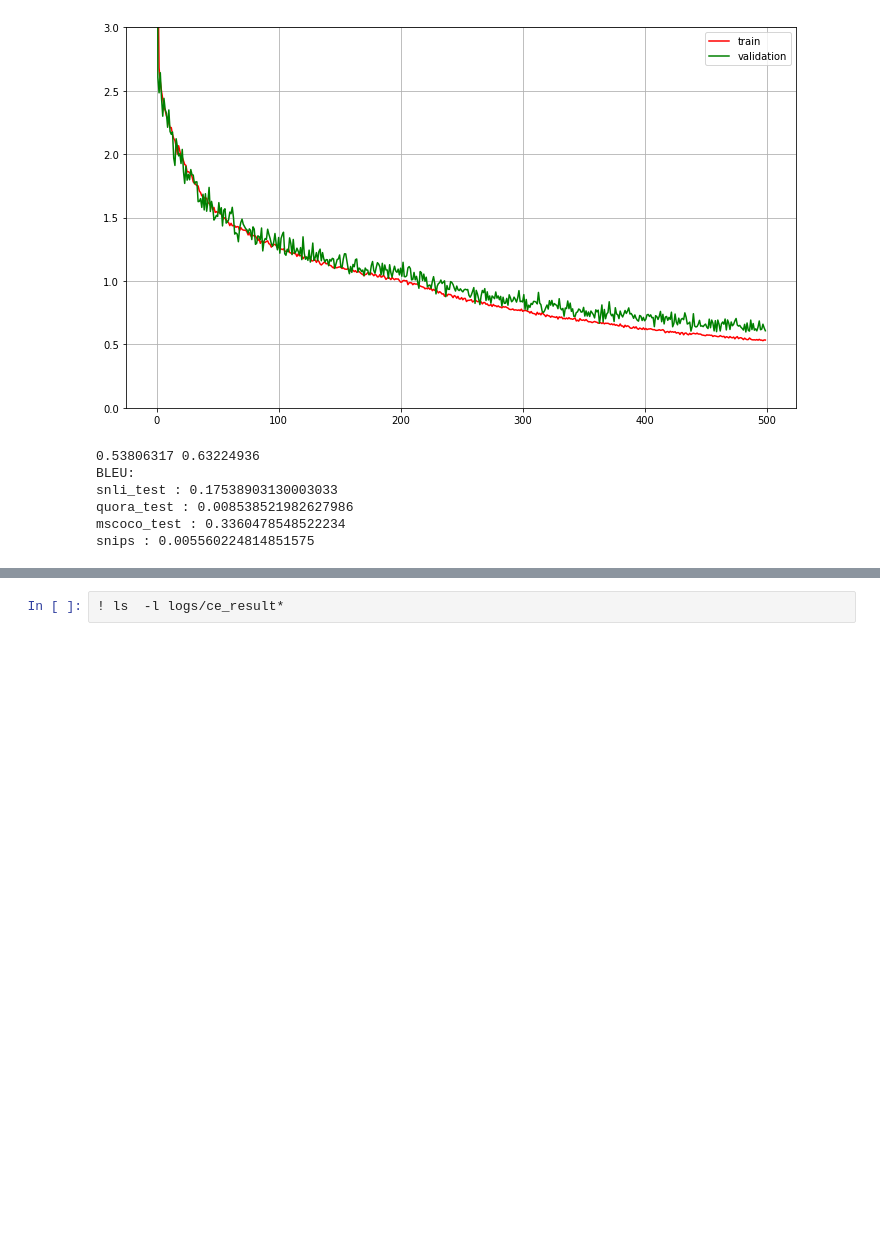
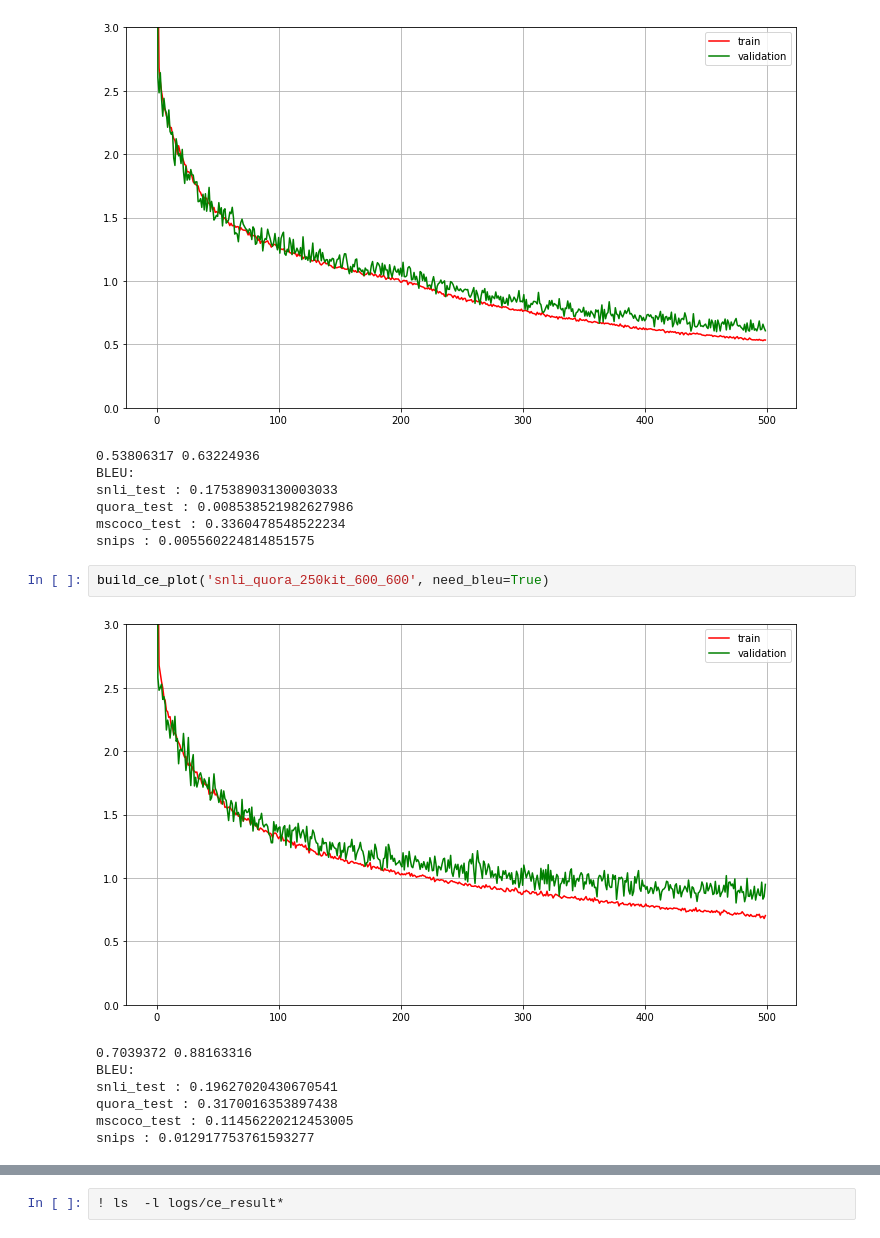
Before and after one commit to ale3otik/paraphrases-generator, a Jupyter notebook: plotter.ipynb, the cells around one changed output, grey strips where cells are left out. Drawn from its saved outputs; the diff is of its cells as text; blank space fills up the shorter version.

Commit message:
new plots

```diff
--- a/plotter.ipynb
+++ b/plotter.ipynb
@@ -225,3 +225,13 @@ snli_test : 0.17538903130003033
 quora_test : 0.008538521982627986
 mscoco_test : 0.3360478548522234
 snips : 0.005560224814851575
+# %%
+build_ce_plot('snli_quora_250kit_600_600', need_bleu=True)
+# %% [output]
+[figure, added]
+0.7039372 0.88163316
+BLEU:
+snli_test : 0.19627020430670541
+quora_test : 0.3170016353897438
+mscoco_test : 0.11456220212453005
+snips : 0.012917753761593277
```
Also changed, not shown: parts of 1 cell of this notebook, 24 other files.
